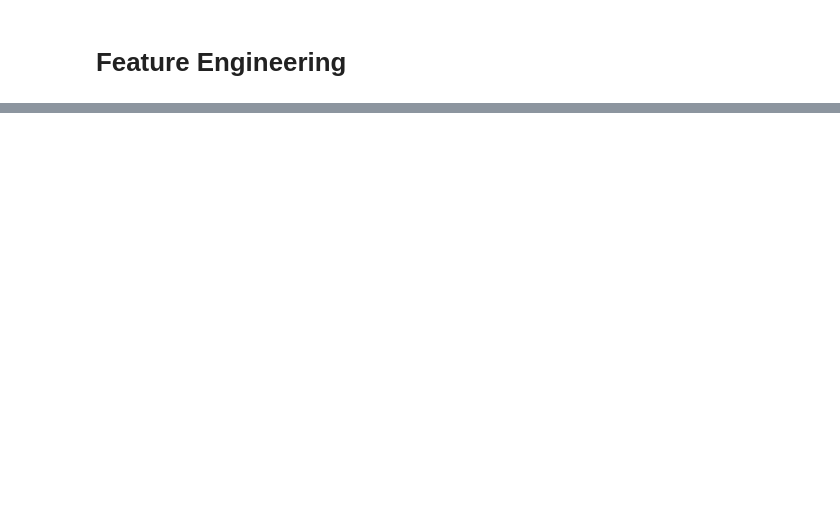
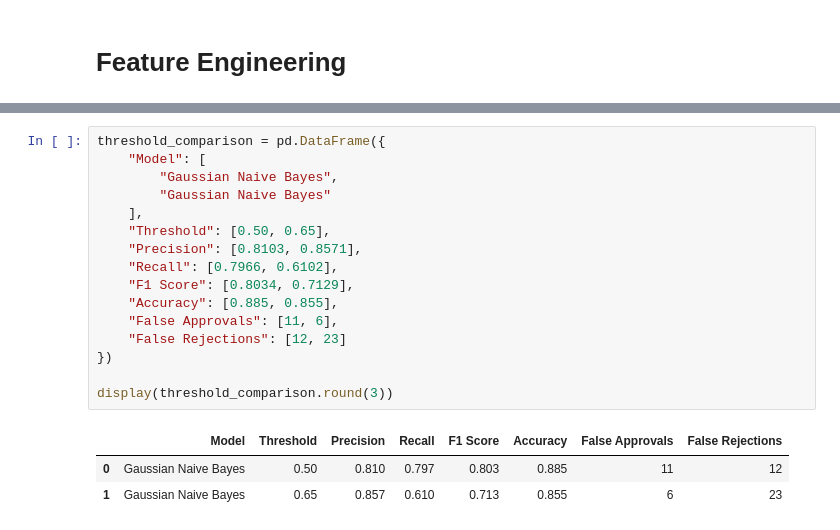
Before and after one commit to BhushanSah/CreditWise-Loan-System, a Jupyter notebook: CreditWise.ipynb, the cells around one changed output, grey strips where cells are left out. Saved outputs shown, nothing was run; the diff lists cells and outputs as text; blank space fills up the shorter version.

```diff
--- a/CreditWise.ipynb
+++ b/CreditWise.ipynb
@@ -373,0 +654,20 @@ CM: [[129  10]
+# %%
+threshold_comparison = pd.DataFrame({
+    "Model": [
+        "Gaussian Naive Bayes",
+        "Gaussian Naive Bayes"
+    ],
+    "Threshold": [0.50, 0.65],
+    "Precision": [0.8103, 0.8571],
+    "Recall": [0.7966, 0.6102],
+    "F1 Score": [0.8034, 0.7129],
+    "Accuracy": [0.885, 0.855],
+    "False Approvals": [11, 6],
+    "False Rejections": [12, 23]
+})
+
+display(threshold_comparison.round(3))
+# %% [output]
+|  | Model | Threshold | Precision | Recall | F1 Score | Accuracy | False Approvals | False Rejections |
+| 0 | Gaussian Naive Bayes | 0.50 | 0.810 | 0.797 | 0.803 | 0.885 | 11 | 12 |
+| 1 | Gaussian Naive Bayes | 0.65 | 0.857 | 0.610 | 0.713 | 0.855 | 6 | 23 |
```
Also changed, not shown: parts of 19 cells of this notebook.
